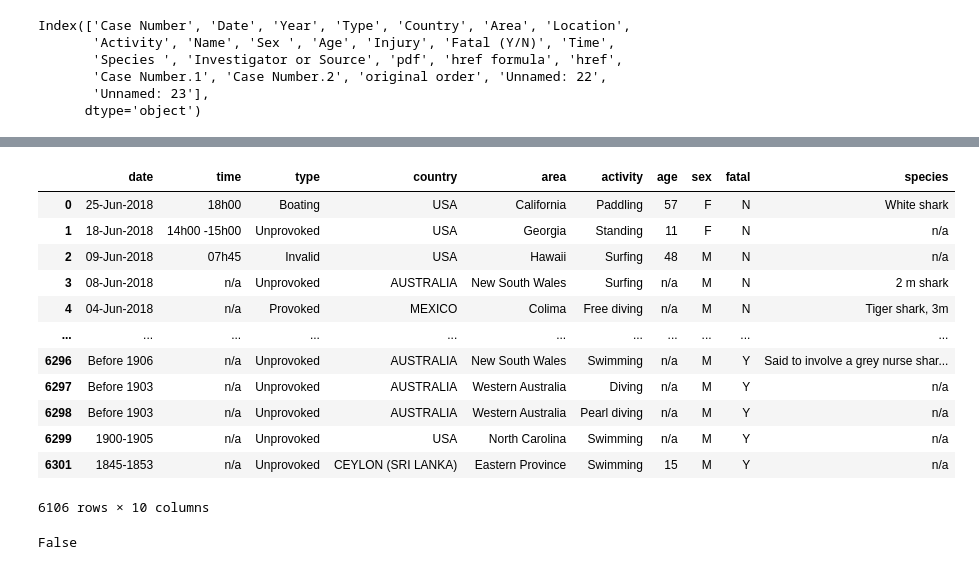
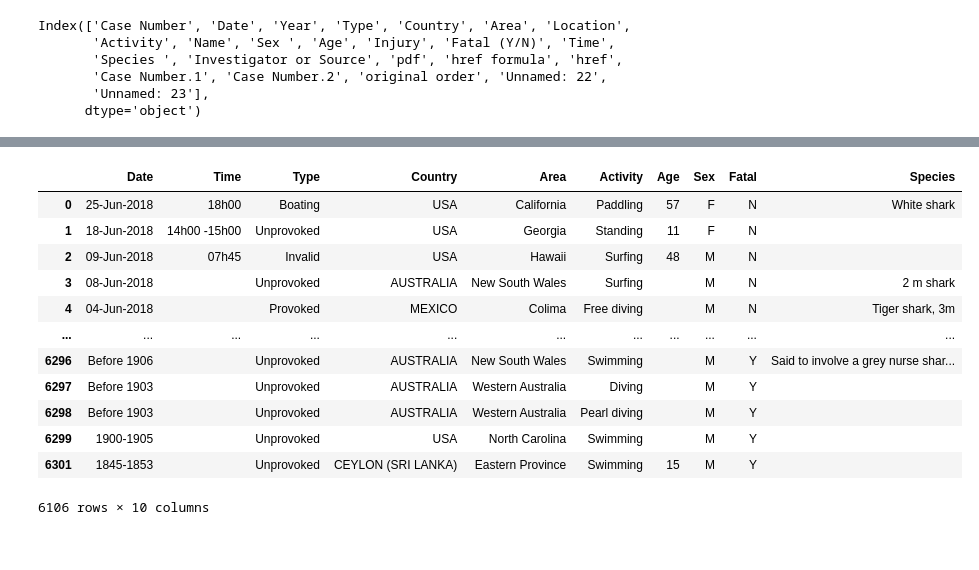
Before and after one commit to WyattGwyon/data-cleaning-pandas, a Jupyter notebook: analysis.ipynb, the cells around one changed output, grey strips where cells are left out. Drawn from its saved outputs; the diff is of its cells as text; code cells hidden in the pictures.

```diff
--- a/analysis.ipynb
+++ b/analysis.ipynb
@@ -227,21 +262,18 @@ null = df_row_col.isnull()
-# %%
-df_na = df_row_col.fillna("n/a")
-df_na
-# %% [output]
-|  | date | time | type | country | area | activity | age | sex | fatal | species |
-| 0 | 25-Jun-2018 | 18h00 | Boating | USA | California | Paddling | 57 | F | N | White shark |
-| 1 | 18-Jun-2018 | 14h00 -15h00 | Unprovoked | USA | Georgia | Standing | 11 | F | N | n/a |
-| 2 | 09-Jun-2018 | 07h45 | Invalid | USA | Hawaii | Surfing | 48 | M | N | n/a |
-| 3 | 08-Jun-2018 | n/a | Unprovoked | AUSTRALIA | New South Wales | Surfing | n/a | M | N | 2 m shark |
-| 4 | 04-Jun-2018 | n/a | Provoked | MEXICO | Colima | Free diving | n/a | M | N | Tiger shark, 3m |
-| ... | ... | ... | ... | ... | ... | ... | ... | ... | ... | ... |
-| 6296 | Before 1906 | n/a | Unprovoked | AUSTRALIA | New South Wales | Swimming | n/a | M | Y | Said to involve a grey nurse shar... |
-| 6297 | Before 1903 | n/a | Unprovoked | AUSTRALIA | Western Australia | Diving | n/a | M | Y | n/a |
-| 6298 | Before 1903 | n/a | Unprovoked | AUSTRALIA | Western Australia | Pearl diving | n/a | M | Y | n/a |
-| 6299 | 1900-1905 | n/a | Unprovoked | USA | North Carolina | Swimming | n/a | M | Y | n/a |
-| 6301 | 1845-1853 | n/a | Unprovoked | CEYLON (SRI LANKA) | Eastern Province | Swimming | 15 | M | Y | n/a |
-6106 rows × 10 columns
-# %%
-df['date'].is_unique
-# %% [output]
-False
+# %%
+# This converts all Nan values to "n/a" so we can work with those values more effectively.
+df_na = df_row_col.fillna("")
+df_na
+# %% [output]
+|  | Date | Time | Type | Country | Area | Activity | Age | Sex | Fatal | Species |
+| 0 | 25-Jun-2018 | 18h00 | Boating | USA | California | Paddling | 57 | F | N | White shark |
+| 1 | 18-Jun-2018 | 14h00 -15h00 | Unprovoked | USA | Georgia | Standing | 11 | F | N |  |
+| 2 | 09-Jun-2018 | 07h45 | Invalid | USA | Hawaii | Surfing | 48 | M | N |  |
+| 3 | 08-Jun-2018 |  | Unprovoked | AUSTRALIA | New South Wales | Surfing |  | M | N | 2 m shark |
+| 4 | 04-Jun-2018 |  | Provoked | MEXICO | Colima | Free diving |  | M | N | Tiger shark, 3m |
+| ... | ... | ... | ... | ... | ... | ... | ... | ... | ... | ... |
+| 6296 | Before 1906 |  | Unprovoked | AUSTRALIA | New South Wales | Swimming |  | M | Y | Said to involve a grey nurse shar... |
+| 6297 | Before 1903 |  | Unprovoked | AUSTRALIA | Western Australia | Diving |  | M | Y |  |
+| 6298 | Before 1903 |  | Unprovoked | AUSTRALIA | Western Australia | Pearl diving |  | M | Y |  |
+| 6299 | 1900-1905 |  | Unprovoked | USA | North Carolina | Swimming |  | M | Y |  |
+| 6301 | 1845-1853 |  | Unprovoked | CEYLON (SRI LANKA) | Eastern Province | Swimming | 15 | M | Y |  |
+6106 rows × 10 columns
```
Also changed, not shown: parts of 35 cells of this notebook.
